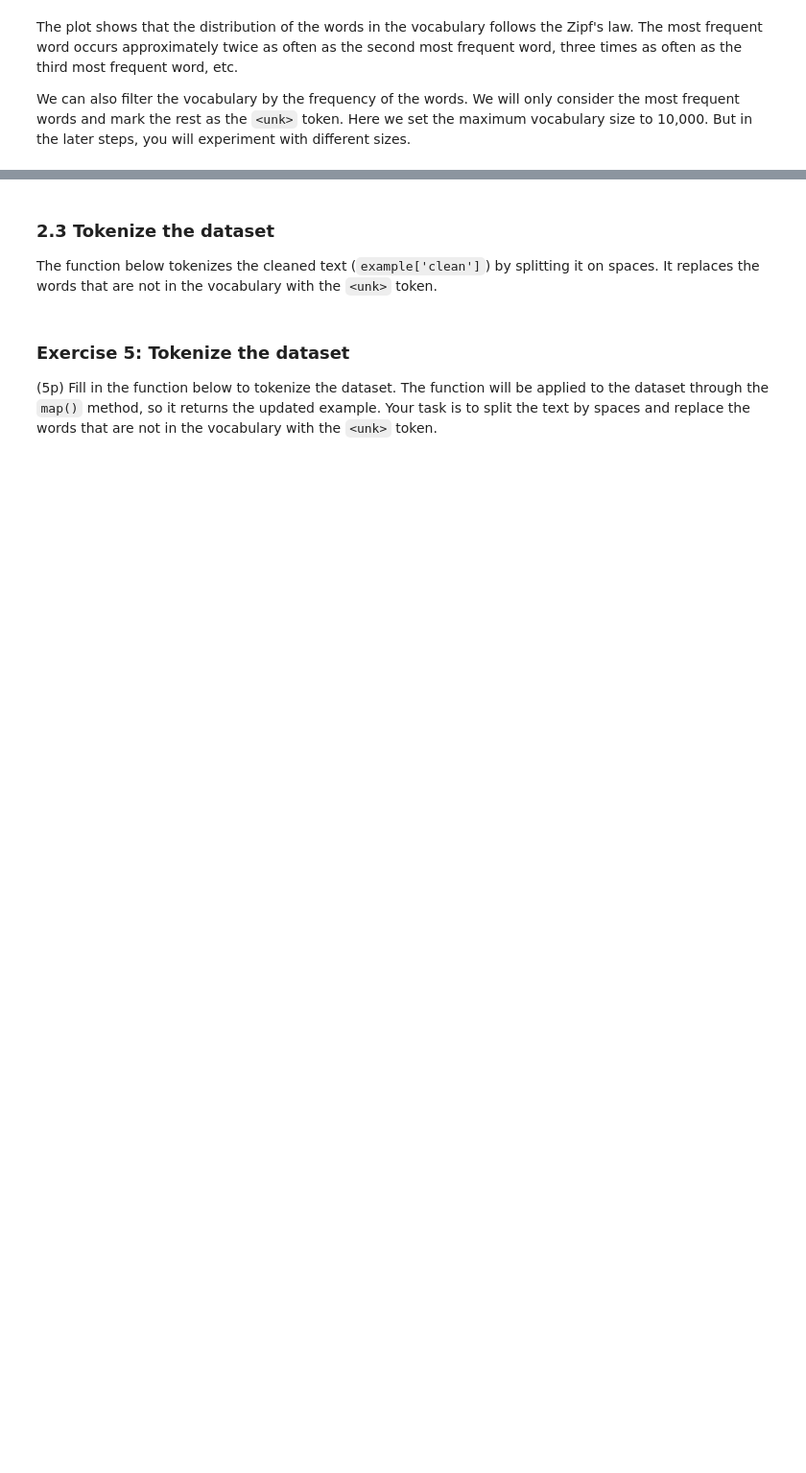
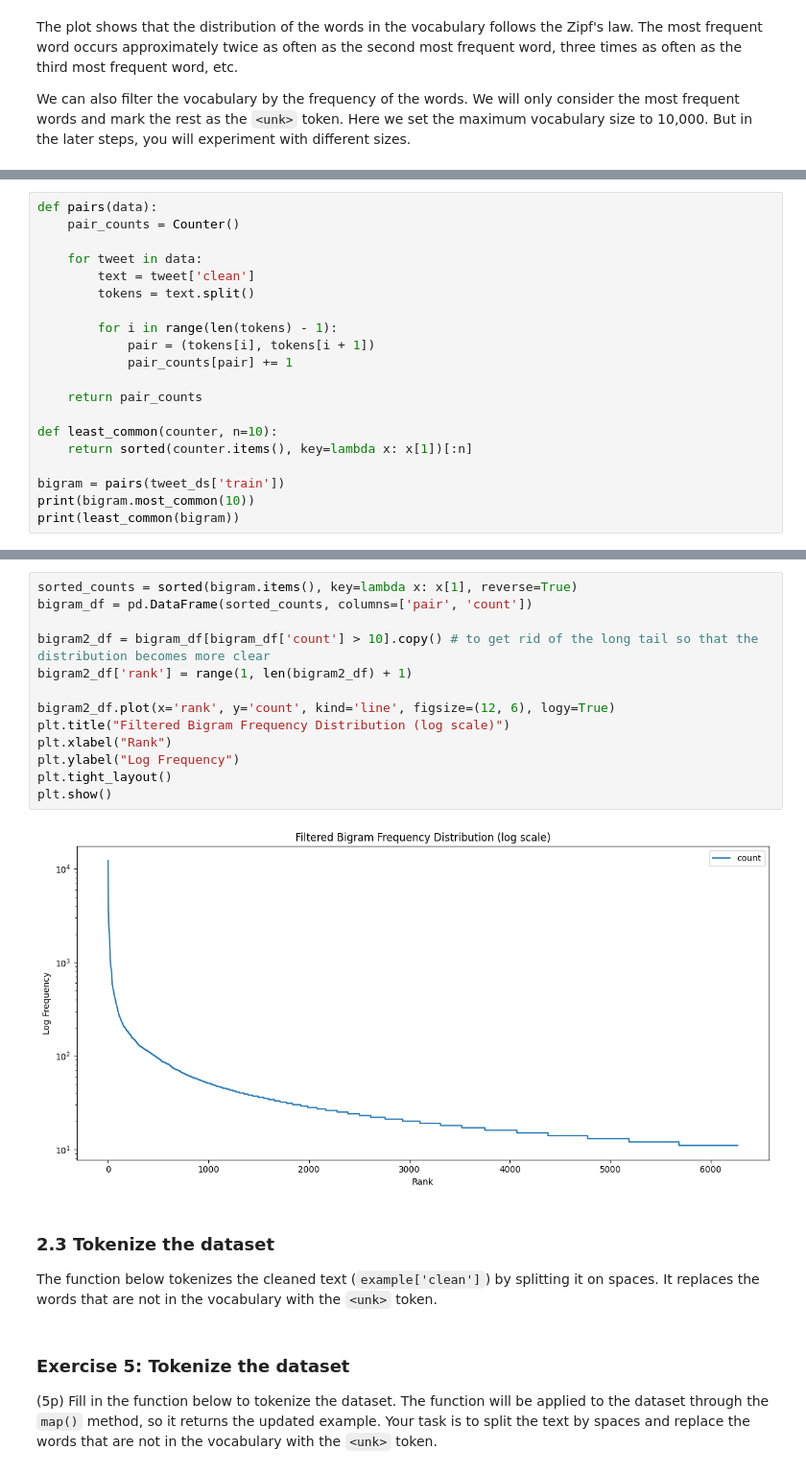
Before and after one commit to MaksiuMilcarz/NLP_Labs, a Jupyter notebook: lab1/lab1_empty_mario.ipynb, the cells around one changed output, grey strips where cells are left out. Shown: that part at 96% size. Cells and saved outputs as stored; diff of their text form; blank space fills up the shorter version.

````diff
--- a/lab1/lab1_empty_mario.ipynb
+++ b/lab1/lab1_empty_mario.ipynb
@@ -317 +519,21 @@ Calculate the frequency of (neighbouring) pairs of words in the training dataset
 - (5p) Plot the distribution of the pair frequencies.
+# %%
+def pairs(data):
+    pair_counts = Counter()
+
+    for tweet in data:
+        text = tweet['clean']
+        tokens = text.split()
+
+        for i in range(len(tokens) - 1):
+            pair = (tokens[i], tokens[i + 1])
+            pair_counts[pair] += 1
+
+    return pair_counts
+
+def least_common(counter, n=10):
+    return sorted(counter.items(), key=lambda x: x[1])[:n]
+
+bigram = pairs(tweet_ds['train'])
+print(bigram.most_common(10))
+print(least_common(bigram))
@@ -318,3 +550,18 @@ Calculate the frequency of (neighbouring) pairs of words in the training dataset
+# %%
+sorted_counts = sorted(bigram.items(), key=lambda x: x[1], reverse=True)
+bigram_df = pd.DataFrame(sorted_counts, columns=['pair', 'count'])
+
+bigram2_df = bigram_df[bigram_df['count'] > 10].copy() # to get rid of the long tail so that the distribution becomes more clear
+bigram2_df['rank'] = range(1, len(bigram2_df) + 1)
+
+bigram2_df.plot(x='rank', y='count', kind='line', figsize=(12, 6), logy=True)
+plt.title("Filtered Bigram Frequency Distribution (log scale)")
+plt.xlabel("Rank")
+plt.ylabel("Log Frequency")
+plt.tight_layout()
+plt.show()
+# %% [output]
+[figure, added]
 # %% [markdown]
 ### 2.3 Tokenize the dataset
 The function below tokenizes the cleaned text (```example['clean']```) by splitting it on spaces. It replaces the words that are not in the vocabulary with the `<unk>` token.
````
Also changed, not shown: parts of 46 cells of this notebook.
